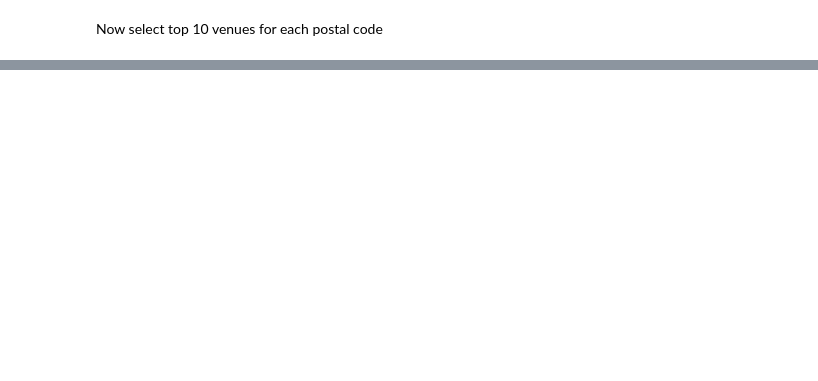
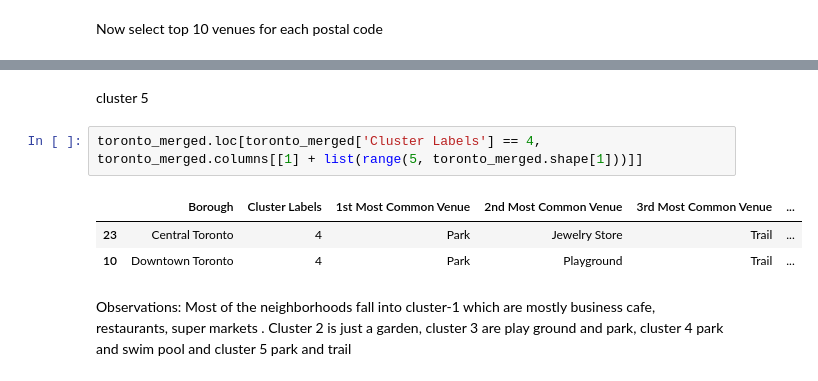
Before and after one commit to NJayaDev1/Data-Science-Projects, a Jupyter notebook: Project3_NewRestaurantLocationSuggestion/Co-Ordinates_Week3Part3.ipynb, the cells around one changed output, grey strips where cells are left out. Drawn from its saved outputs; the diff is of its cells as text; blank space fills up the shorter version.

```diff
--- a/Project3_NewRestaurantLocationSuggestion/Co-Ordinates_Week3Part3.ipynb
+++ b/Project3_NewRestaurantLocationSuggestion/Co-Ordinates_Week3Part3.ipynb
@@ -483,0 +587,11 @@ Art Museum                            0
+# %% [markdown]
+cluster 5
+# %%
+toronto_merged.loc[toronto_merged['Cluster Labels'] == 4, toronto_merged.columns[[1] + list(range(5, toronto_merged.shape[1]))]]
+# %% [output]
+|  | Borough | Cluster Labels | 1st Most Common Venue | 2nd Most Common Venue | 3rd Most Common Venue | ... |
+| 23 | Central Toronto | 4 | Park | Jewelry Store | Trail | ... |
+| 10 | Downtown Toronto | 4 | Park | Playground | Trail | ... |
+# %% [markdown]
+Observations:
+Most of the neighborhoods fall into cluster-1 which are mostly business cafe, restaurants, super markets . Cluster 2 is just a garden, cluster 3 are play ground and park, cluster 4 park and swim pool and cluster 5 park and trail
```
Also changed, not shown: parts of 14 cells of this notebook.
